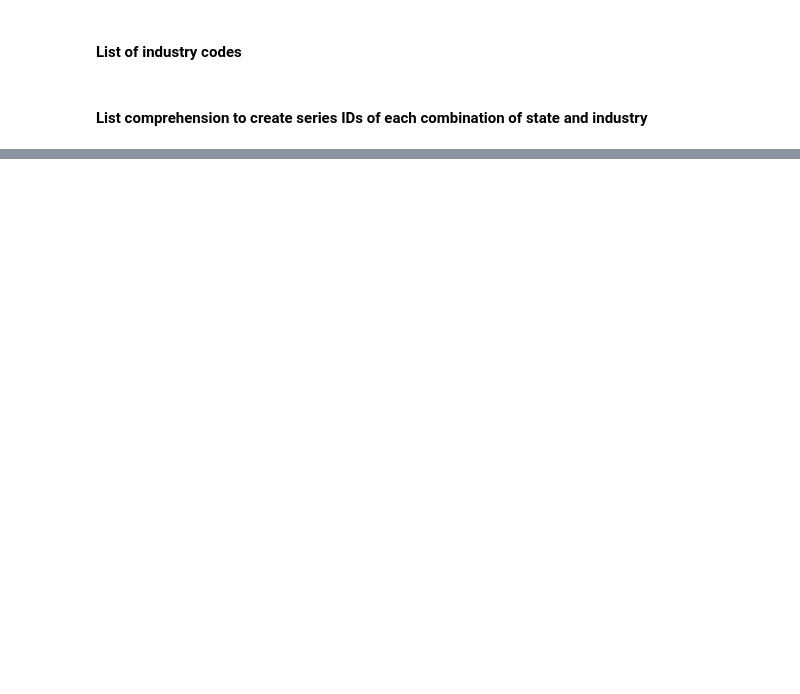
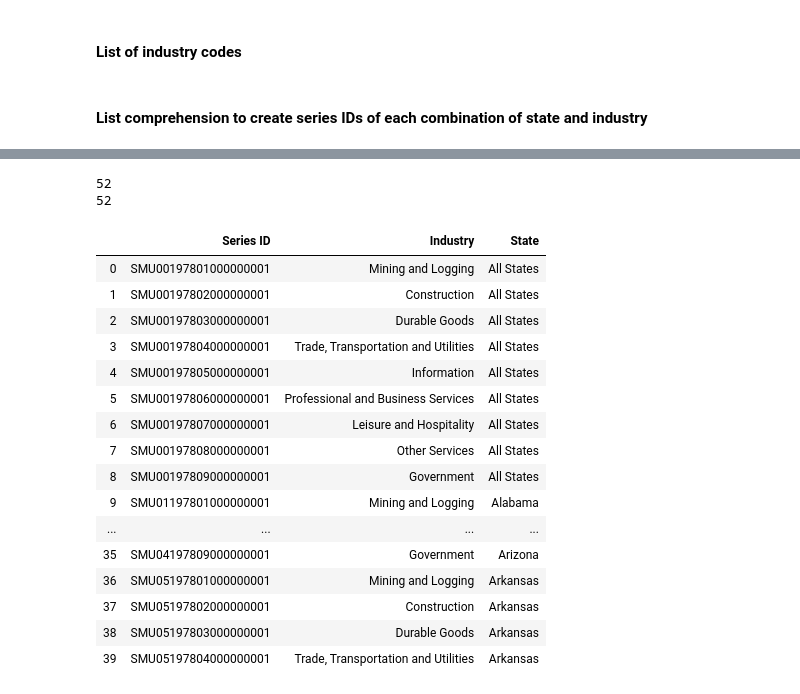
Before and after one commit to carlykelly/Covid-19-Project, a Jupyter notebook: Clemi_BLS_Industry_Predictive_Model.ipynb, the cells around one changed output, grey strips where cells are left out. Cells and saved outputs as stored; diff of their text form; code cells hidden in the pictures; blank space fills up the shorter version.

```diff
--- a/Clemi_BLS_Industry_Predictive_Model.ipynb
+++ b/Clemi_BLS_Industry_Predictive_Model.ipynb
@@ -149,0 +150,3 @@ clean_df
+# %%
+for i,j in zip(codes,code_labels):
+    label_df.loc[label_df['Series ID'].str.contains(i),'Industry']=j
@@ -149,0 +169,18 @@ clean_df
+# %%
+state_name=["All States","Alabama","Alaska","Arizona","Arkansas","California","Colorado","Connecticut","Delaware",
+            "District of Columbia","Florida","Georgia","Hawaii","Idaho","Illinois","Indiana","Iowa","Kansas","Kentucky",
+            "Louisiana","Maine","Maryland","Massachusetts","Michigan","Minnesota","Mississippi","Missouri","Montana",
+            "Nebraska","Nevada","New Hampshire","New Jersey","New Mexico","New York","North Carolina","North Dakota",
+            "Ohio","Oklahoma","Oregon","Pennsylvania","Rhode Island","South Carolina","South Dakota","Tennessee","Texas",
+            "Utah","Vermont","Virginia","Washington","West Virginia","Wisconsin","Wyoming"]
+# %%
+print(len(state))
+print(len(state_name))
+# %% [output]
+52
+52
+# %%
+state2=[]
+for i in state:
+    st='SMU'+i
+    state2.append(st)
@@ -149,0 +189,23 @@ clean_df
+# %%
+for i,j in zip(state2,state_name):
+    label_df.loc[label_df['Series ID'].str.contains(i),'State']=j
+# %%
+label_df
+# %% [output]
+|  | Series ID | Industry | State |
+| 0 | SMU00197801000000001 | Mining and Logging | All States |
+| 1 | SMU00197802000000001 | Construction | All States |
+| 2 | SMU00197803000000001 | Durable Goods | All States |
+| 3 | SMU00197804000000001 | Trade, Transportation and Utilities | All States |
+| 4 | SMU00197805000000001 | Information | All States |
+| 5 | SMU00197806000000001 | Professional and Business Services | All States |
+| 6 | SMU00197807000000001 | Leisure and Hospitality | All States |
+| 7 | SMU00197808000000001 | Other Services | All States |
+| 8 | SMU00197809000000001 | Government | All States |
+| 9 | SMU01197801000000001 | Mining and Logging | Alabama |
+| ... | ... | ... | ... |
+| 35 | SMU04197809000000001 | Government | Arizona |
+| 36 | SMU05197801000000001 | Mining and Logging | Arkansas |
+| 37 | SMU05197802000000001 | Construction | Arkansas |
+| 38 | SMU05197803000000001 | Durable Goods | Arkansas |
+| 39 | SMU05197804000000001 | Trade, Transportation and Utilities | Arkansas |
```
Also changed, not shown: parts of 15 cells of this notebook.
